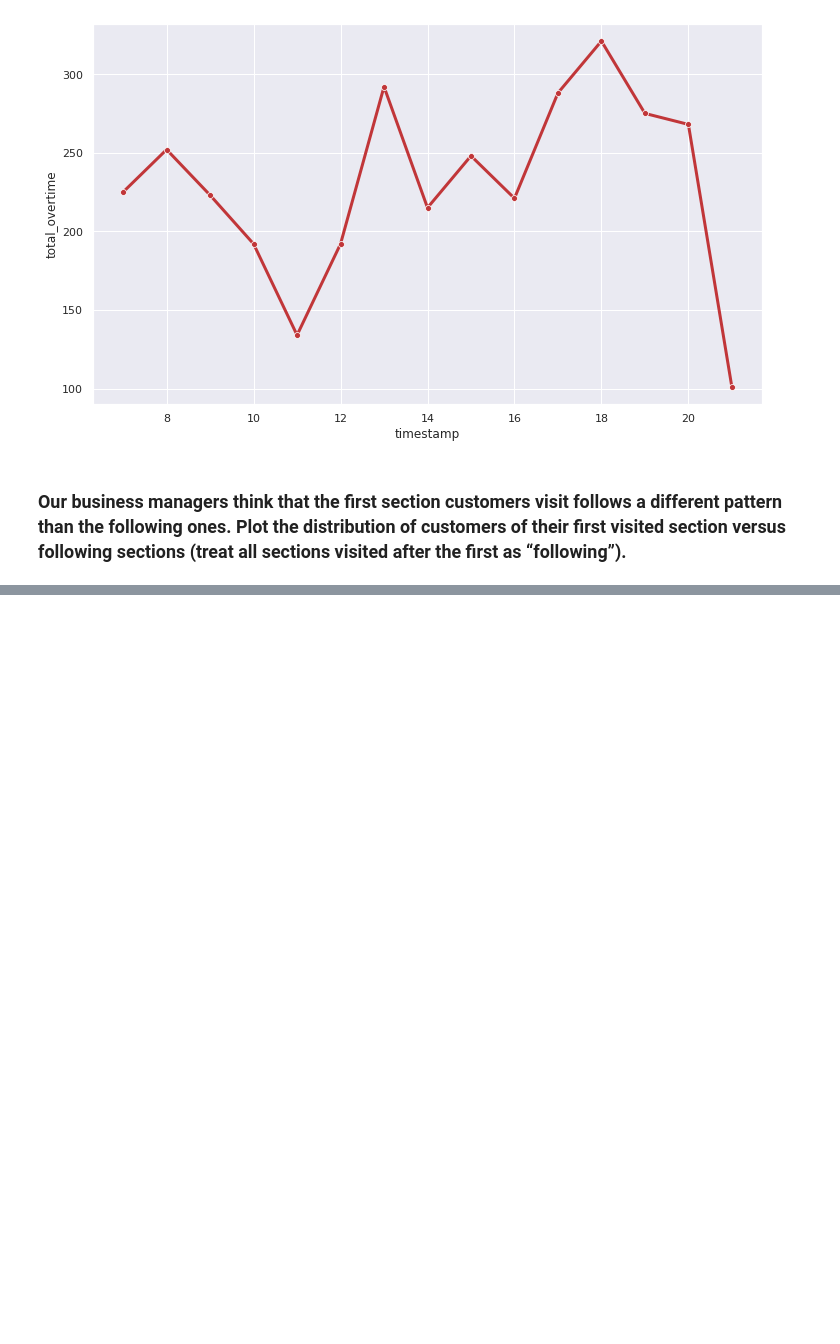
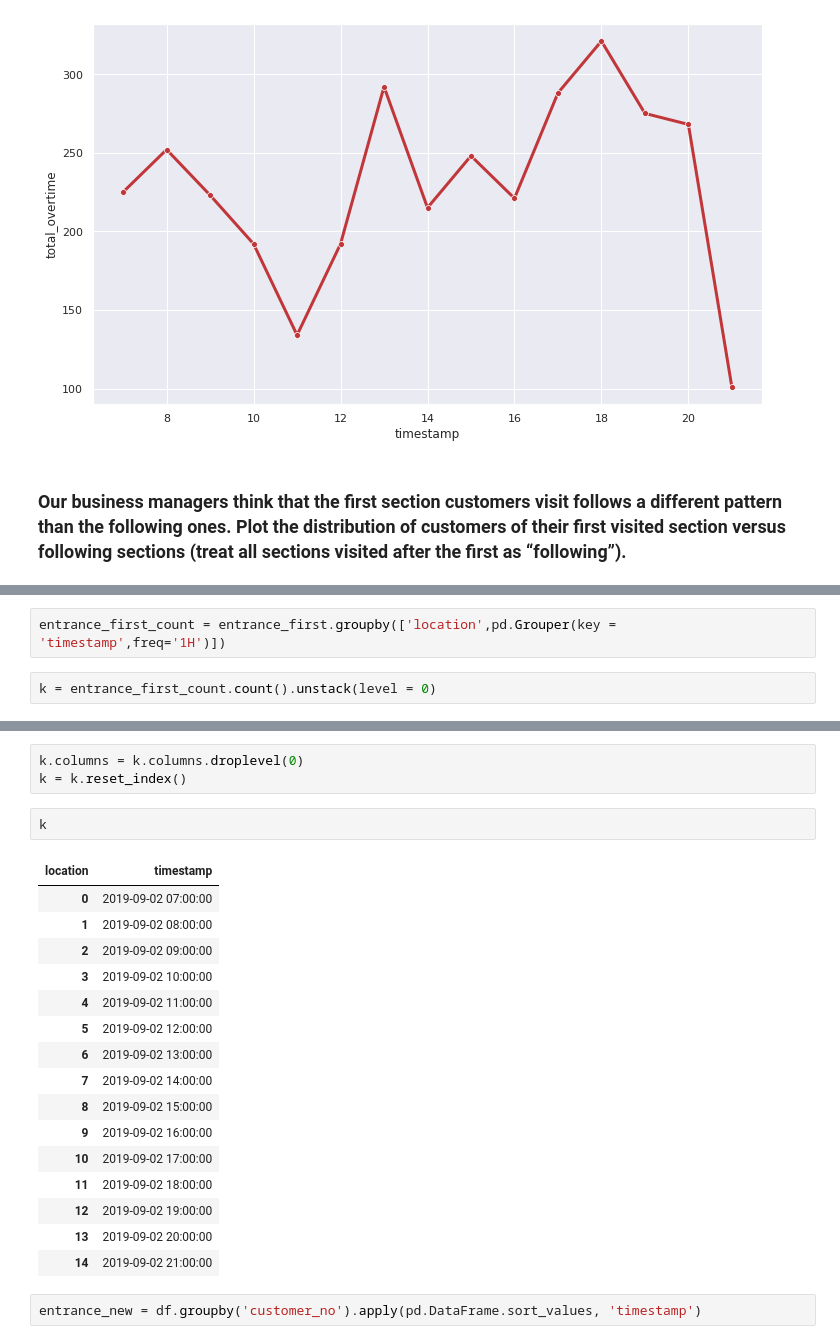
Before and after one commit to rashed2940/Marchov_chain_proj, a Jupyter notebook: EDA.ipynb, the cells around one changed output, grey strips where cells are left out. Cells and saved outputs as stored; diff of their text form; blank space fills up the shorter version.

```diff
--- a/EDA.ipynb
+++ b/EDA.ipynb
@@ -152,0 +172,4 @@ sns.lineplot(x=y_new['timestamp'].dt.hour, y=y_new['total_overtime'], marker='o'
+# %%
+entrance_first_count = entrance_first.groupby(['location',pd.Grouper(key = 'timestamp',freq='1H')])
+# %%
+k = entrance_first_count.count().unstack(level = 0)
@@ -152,0 +195,24 @@ sns.lineplot(x=y_new['timestamp'].dt.hour, y=y_new['total_overtime'], marker='o'
+# %%
+k.columns = k.columns.droplevel(0)
+k = k.reset_index()
+# %%
+k
+# %% [output]
+| location | timestamp |
+| 0 | 2019-09-02 07:00:00 |
+| 1 | 2019-09-02 08:00:00 |
+| 2 | 2019-09-02 09:00:00 |
+| 3 | 2019-09-02 10:00:00 |
+| 4 | 2019-09-02 11:00:00 |
+| 5 | 2019-09-02 12:00:00 |
+| 6 | 2019-09-02 13:00:00 |
+| 7 | 2019-09-02 14:00:00 |
+| 8 | 2019-09-02 15:00:00 |
+| 9 | 2019-09-02 16:00:00 |
+| 10 | 2019-09-02 17:00:00 |
+| 11 | 2019-09-02 18:00:00 |
+| 12 | 2019-09-02 19:00:00 |
+| 13 | 2019-09-02 20:00:00 |
+| 14 | 2019-09-02 21:00:00 |
+# %%
+entrance_new = df.groupby('customer_no').apply(pd.DataFrame.sort_values, 'timestamp')
```
Also changed, not shown: parts of 4 cells of this notebook.
